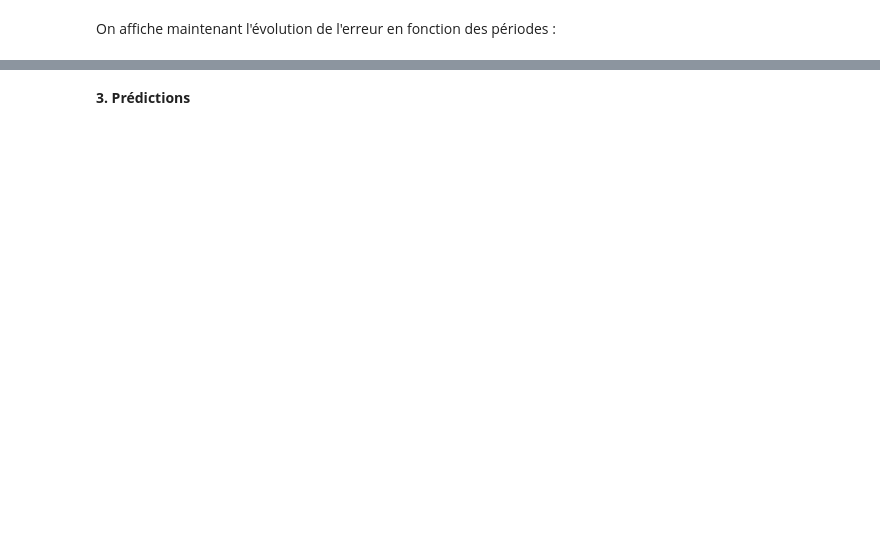
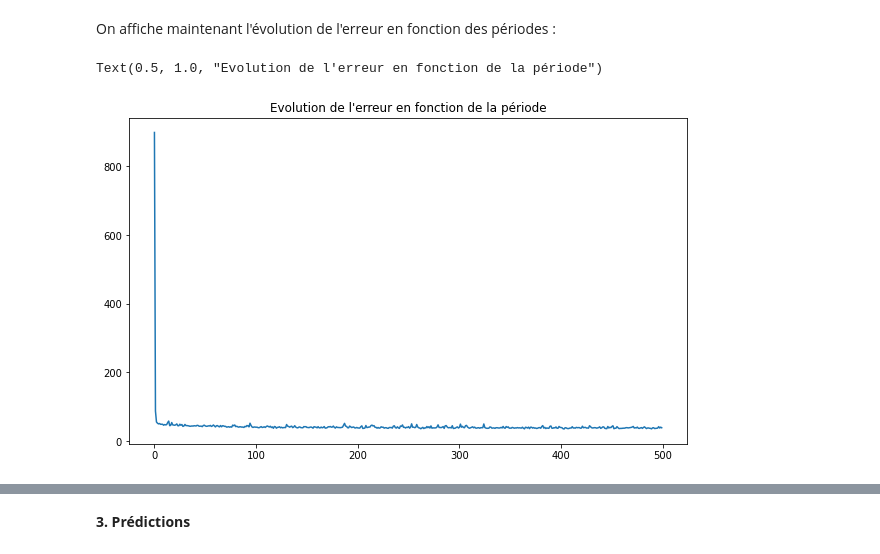
Before and after one commit to AlexandreBourrieau/ML, a Jupyter notebook: Carnets Jupyter/Séries temporelles/Reseau_DNN.ipynb, the cells around one changed output, grey strips where cells are left out. Drawn from its saved outputs; the diff is of its cells as text; code cells hidden in the pictures; blank space fills up the shorter version.

```diff
--- a/Carnets Jupyter/Séries temporelles/Reseau_DNN.ipynb
+++ b/Carnets Jupyter/Séries temporelles/Reseau_DNN.ipynb
@@ -67,7 +69,7 @@ def prepare_dataset_XY(serie, taille_fenetre, batch_size, buffer_melange):
   dataset = dataset.window(taille_fenetre+1, shift=1, drop_remainder=True)
   dataset = dataset.flat_map(lambda x: x.batch(taille_fenetre + 1))
   dataset = dataset.shuffle(buffer_melange).map(lambda x: (x[:-1], x[-1:]))
-  dataset = dataset.batch(batch_size).prefetch(1)
+  dataset = dataset.batch(batch_size,drop_remainder=True).prefetch(1)
   return dataset
 # %% [markdown]
 **1. Séparation des données en données pour l'entrainement et la validation**
@@ -96,7 +98,8 @@ batch_size = 32
 buffer_melange = 1000
 
 # Création du dataset X,Y
-dataset = prepare_dataset_XY(serie,taille_fenetre,batch_size,buffer_melange)
+dataset = prepare_dataset_XY(x_entrainement,taille_fenetre,batch_size,buffer_melange)
+#dataset = prepare_dataset_XY(serie,taille_fenetre,batch_size,buffer_melange)
 # %% [markdown]
 # Création et entrainement du modèle
 # %% [markdown]
@@ -234,12 +319,14 @@ historique = model.fit(dataset,epochs=500,verbose=1)
 # %% [markdown]
 On affiche maintenant l'évolution de l'erreur en fonction des périodes :
 # %%
-erreur2 = historique.history["loss"]
+erreur = historique.history["loss"]
 periodes = np.arange(0,500)
 
 # Affiche l'erreur en fonction de la période
 plt.figure(figsize=(10, 6))
-plt.plot(periodes[400:500],erreur[400:500])
-plt.plot(periodes[400:500],erreur2[400:500])
+plt.plot(periodes,erreur)
 
 plt.title("Evolution de l'erreur en fonction de la période")
+# %% [output]
+Text(0.5, 1.0, "Evolution de l'erreur en fonction de la période")
+[figure, added]
```
Also changed, not shown: parts of 12 cells of this notebook.
